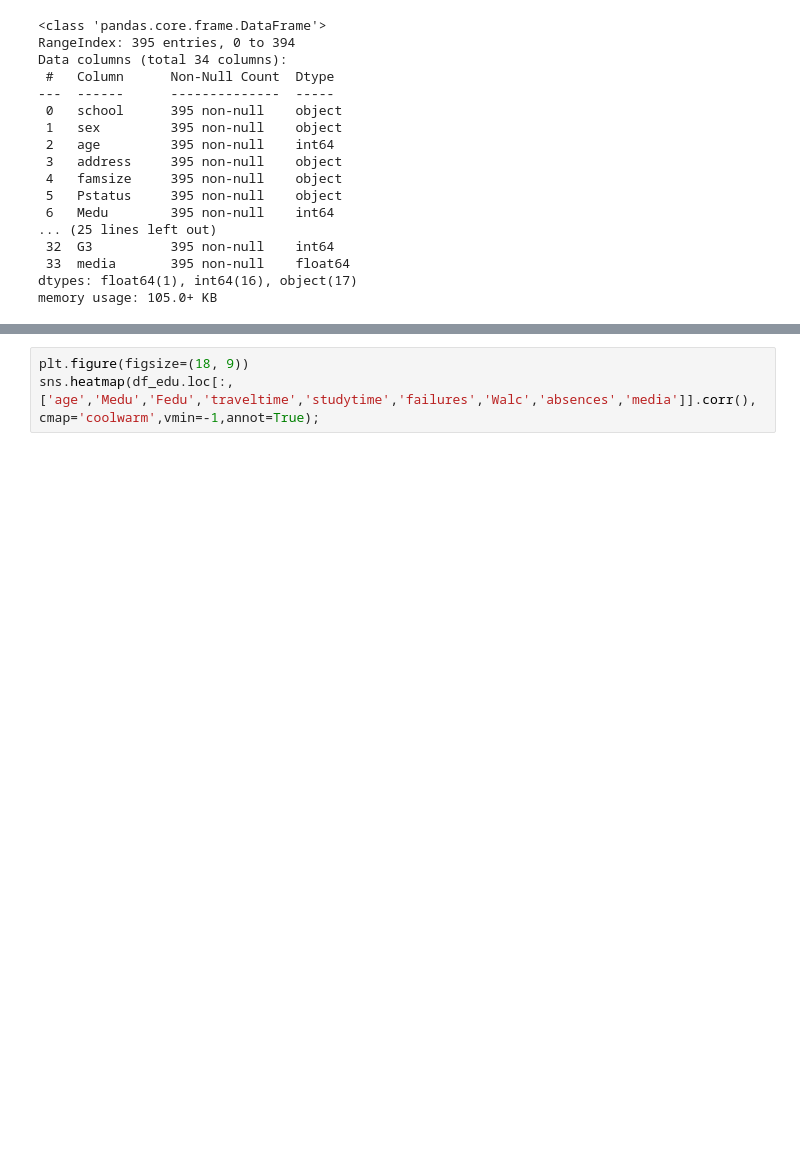
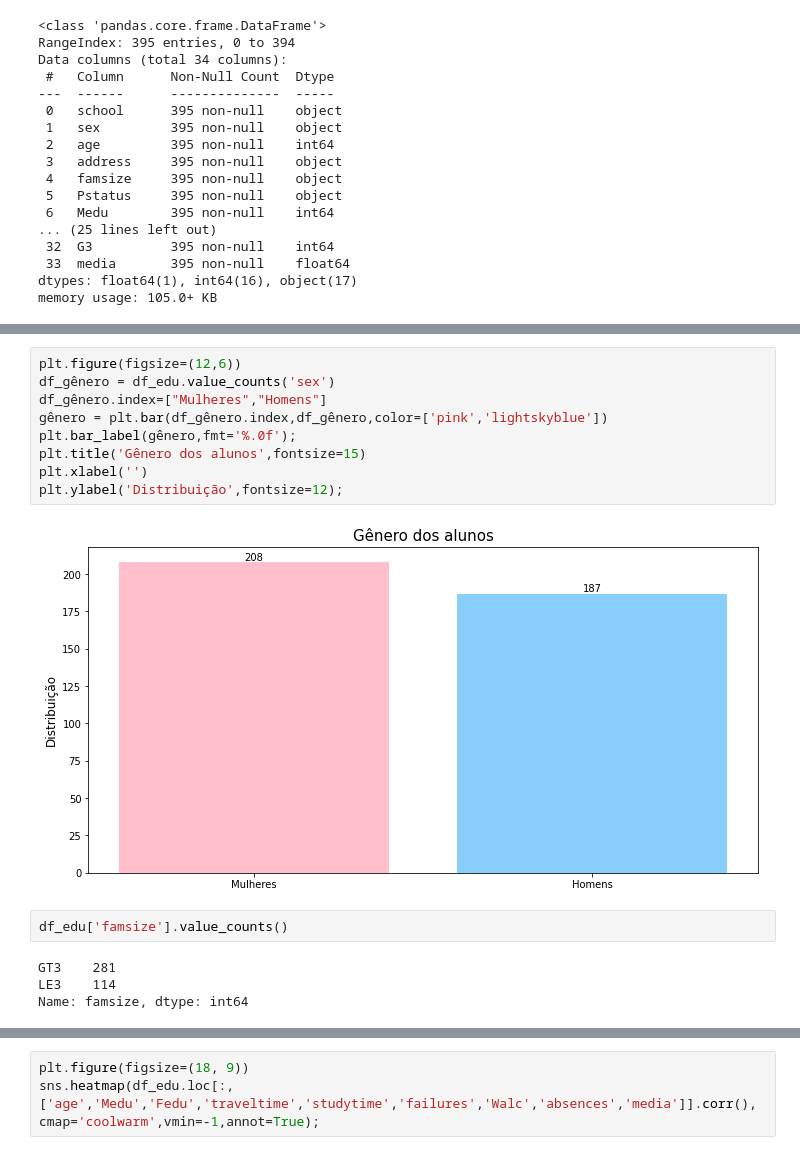
Before and after one commit to joaovdferraz/Projeto3_ADA, a Jupyter notebook: proj 4.ipynb, the cells around one changed output, grey strips where cells are left out. Cells and saved outputs as stored; diff of their text form; blank space fills up the shorter version.

```diff
--- a/proj 4.ipynb
+++ b/proj 4.ipynb
@@ -64,0 +84,17 @@ df_edu.groupby(by='address').count().plot(kind='pie',y='media',autopct='%1.0f%%'
+# %%
+plt.figure(figsize=(12,6))
+df_gênero = df_edu.value_counts('sex')
+df_gênero.index=["Mulheres","Homens"]
+gênero = plt.bar(df_gênero.index,df_gênero,color=['pink','lightskyblue'])
+plt.bar_label(gênero,fmt='%.0f');
+plt.title('Gênero dos alunos',fontsize=15)
+plt.xlabel('')
+plt.ylabel('Distribuição',fontsize=12);
+# %% [output]
+[figure, added]
+# %%
+df_edu['famsize'].value_counts()
+# %% [output]
+GT3    281
+LE3    114
+Name: famsize, dtype: int64
```
Also changed, not shown: parts of 20 cells of this notebook.
